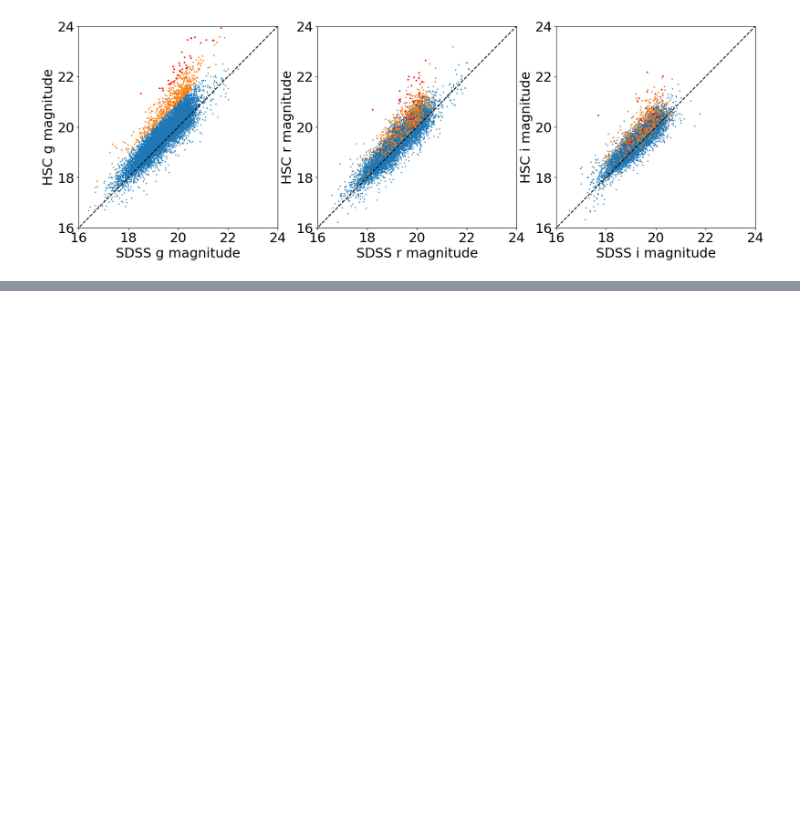
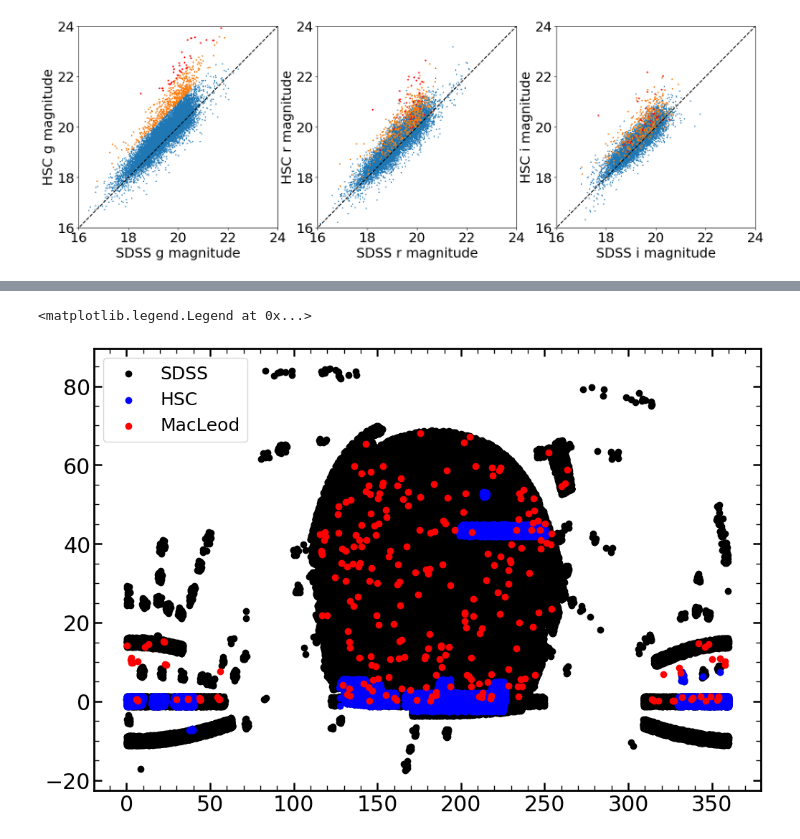
Before and after one commit to nevencaplar/Variability, a Jupyter notebook: HSC/HSC_Changed_QSO.ipynb, the cells around one changed output, grey strips where cells are left out. Cells and saved outputs as stored; diff of their text form; code cells hidden in the pictures; blank space fills up the shorter version.

```diff
--- a/HSC/HSC_Changed_QSO.ipynb
+++ b/HSC/HSC_Changed_QSO.ipynb
@@ -213,0 +400,46 @@ np.save('/Users/nevencaplar/Documents/Variability/Silvermann/red_sample_data',re
+# %%
+#read in catalogue with pandas
+MacLeod_Cat= np.loadtxt(DATA_DIRECTORY+'MacLeod2019_tab2.txt',dtype='str')
+
+ra_dec_MacLeod_Cat_step1=[]
+for i in range(len(MacLeod_Cat)):
+    if '+' in MacLeod_Cat[:,0][i]:
+        split_string=str.split(MacLeod_Cat[:,0][i],'+')
+        split_string.insert(1,'+1')
+        ra_dec_MacLeod_Cat_step1.append(split_string)
+    else:
+        split_string=str.split(MacLeod_Cat[:,0][i],'-')
+        split_string.insert(1,'-1')
+        ra_dec_MacLeod_Cat_step1.append(split_string)
+
+ra_dec_MacLeod_Cat_step1=np.array(ra_dec_MacLeod_Cat_step1)
+# %%
+# split strings from MacLeod catalogue
+ra_dec_MacLeod_Cat_step2=[]
+n=2
+for i in range(len(ra_dec_MacLeod_Cat_step1)):
+    ra_string=ra_dec_MacLeod_Cat_step1[i][0]
+    dec_string=ra_dec_MacLeod_Cat_step1[i][2]
+    ra_string_split=[ra_string[i:i+n] for i in range(0, len(ra_string), n)]
+    dec_string_split=[dec_string[i:i+n] for i in range(0, len(dec_string), n)]
+    ra_split=[float(ra_string_split[0]),float(ra_string_split[1]),float(ra_string_split[2]),float(ra_string_split[3]),float(ra_string_split[4])]
+    dec_split=[float(ra_dec_MacLeod_Cat_step1[0][1])*float(dec_string_split[0]),float(dec_string_split[1]),float(dec_string_split[2]),float(dec_string_split[3])]
+    ra_dec_MacLeod_Cat_step2.append([ra_split,dec_split])
+# %%
+# move in the same format as other catalogues
+ra_dec_MacLeod_Cat_step3=[]
+for i in range(len(ra_dec_MacLeod_Cat_step2)):
+    ra_dec_MacLeod_Cat_step3.append([ra_dec_MacLeod_Cat_step2[i][0][0]*15+(ra_dec_MacLeod_Cat_step2[i][0][1]/60)*15+((ra_dec_MacLeod_Cat_step2[i][0][2]+ra_dec_MacLeod_Cat_step2[i][0][3])/3600)*15,
+     ra_dec_MacLeod_Cat_step2[i][1][0]+(ra_dec_MacLeod_Cat_step2[i][1][1]/60)+(ra_dec_MacLeod_Cat_step2[i][1][2]/3600)])
+
+ra_dec_MacLeod_Cat_step3=np.array(ra_dec_MacLeod_Cat_step3)
+# %%
+# check the overlap with SDSS
+plt.figure(figsize=(12,8))
+plt.scatter(Positions_of_dr7[:,0],Positions_of_dr7[:,1],color='black',label='SDSS')
+plt.scatter(Positions_of_df[:,0],Positions_of_df[:,1],color='blue',label='HSC')
+plt.scatter(ra_dec_MacLeod_Cat_step3[:,0],ra_dec_MacLeod_Cat_step3[:,1],color='red',label='MacLeod')
+plt.legend()
+# %% [output]
+<matplotlib.legend.Legend at 0x...>
+[figure, added]
```
Also changed, not shown: parts of 44 cells of this notebook, 1 other file.
